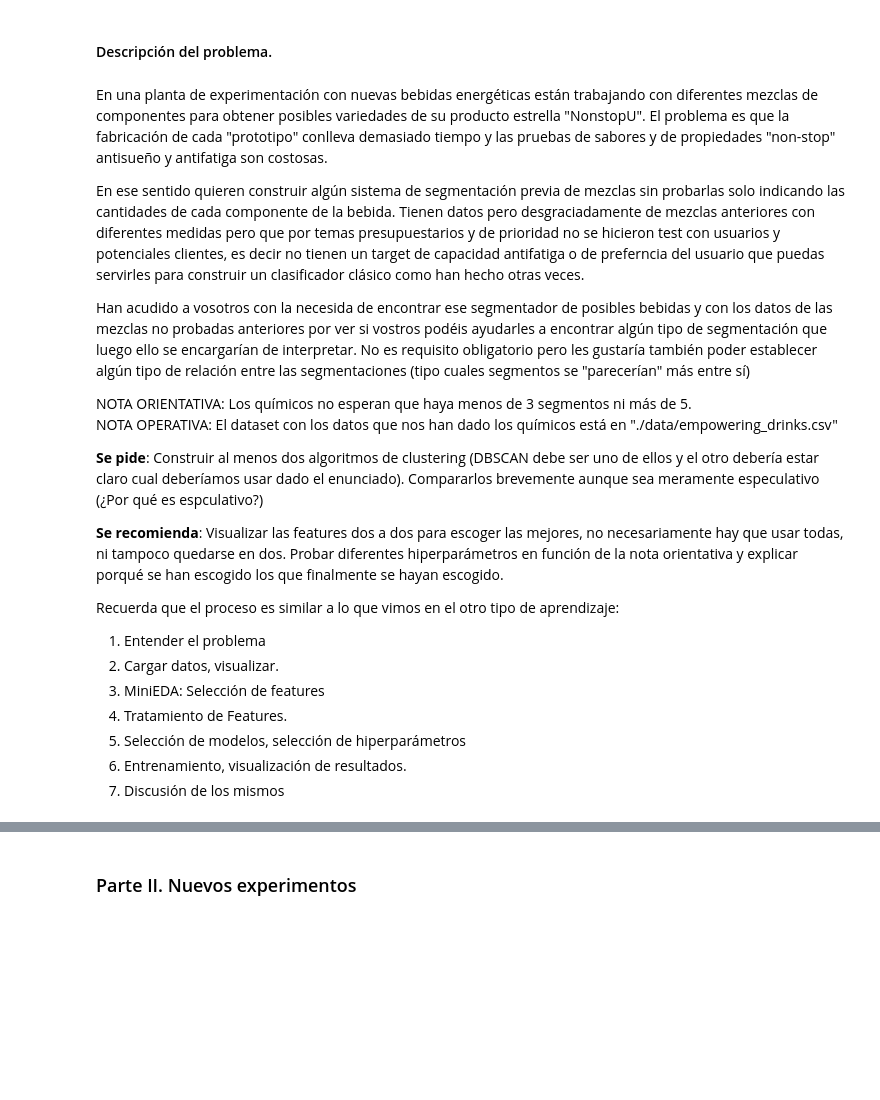
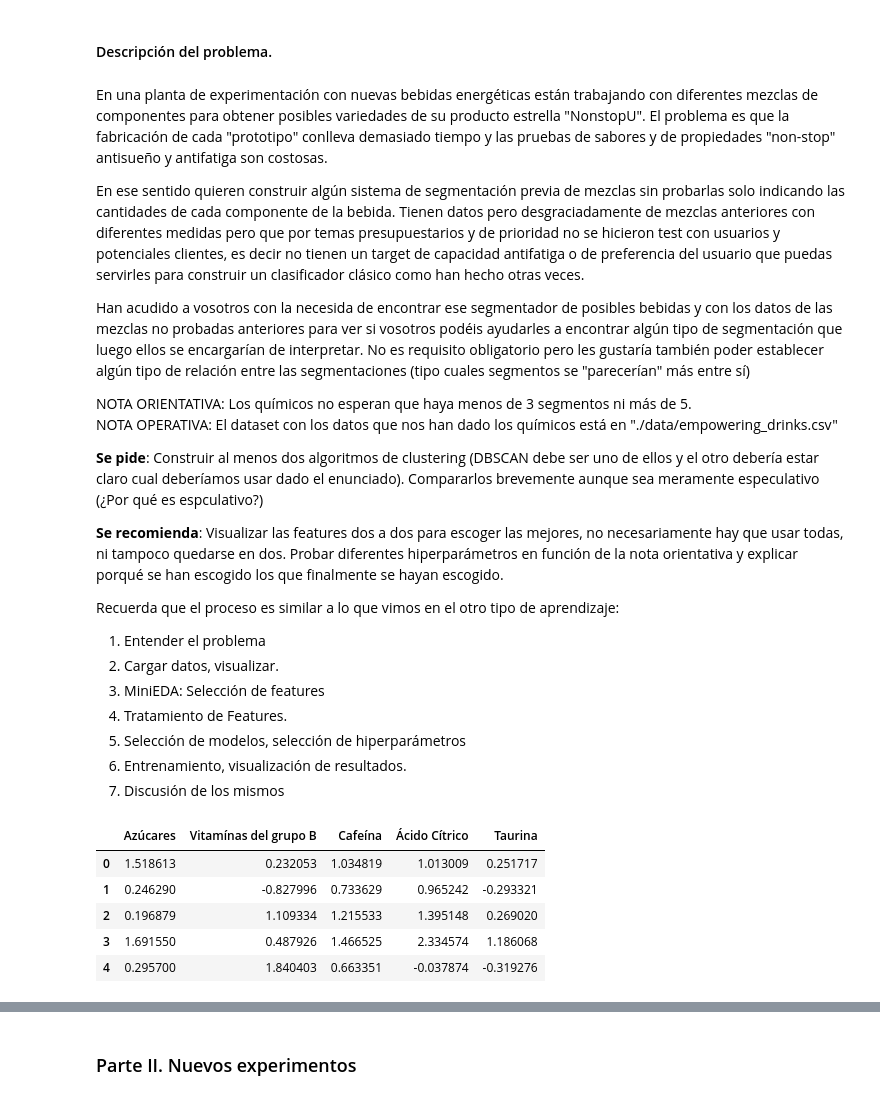
Before and after one commit to CanaryBrianArmas/ONLINE_DS_THEBRIDGE_-Ejercicios-a-corregir, a Jupyter notebook: Sprint_13/Unidad_2/18_Practica_Obligatoria_Clustering_II.ipynb, the cells around one changed output, grey strips where cells are left out. Saved outputs shown, nothing was run; the diff lists cells and outputs as text; code cells hidden in the pictures; blank space fills up the shorter version.

```diff
--- a/Sprint_13/Unidad_2/18_Practica_Obligatoria_Clustering_II.ipynb
+++ b/Sprint_13/Unidad_2/18_Practica_Obligatoria_Clustering_II.ipynb
@@ -20,9 +33,9 @@ Importa los paquetes y módulos que necesites a lo largo del notebook
 # %% [markdown]
 En una planta de experimentación con nuevas bebidas energéticas están trabajando con diferentes mezclas de componentes para obtener posibles variedades de su producto estrella "NonstopU". El problema es que la fabricación de cada "prototipo" conlleva demasiado tiempo y las pruebas de sabores y de propiedades "non-stop" antisueño y antifatiga son costosas.
 
-En ese sentido quieren construir algún sistema de segmentación previa de mezclas sin probarlas solo indicando las cantidades de cada componente de la bebida. Tienen datos pero desgraciadamente de mezclas anteriores con diferentes medidas pero que por temas presupuestarios y de prioridad no se hicieron test con usuarios y potenciales clientes, es decir no tienen un target de capacidad antifatiga o de preferncia del usuario que puedas servirles para construir un clasificador clásico como han hecho otras veces.
+En ese sentido quieren construir algún sistema de segmentación previa de mezclas sin probarlas solo indicando las cantidades de cada componente de la bebida. Tienen datos pero desgraciadamente de mezclas anteriores con diferentes medidas pero que por temas presupuestarios y de prioridad no se hicieron test con usuarios y potenciales clientes, es decir no tienen un target de capacidad antifatiga o de preferencia del usuario que puedas servirles para construir un clasificador clásico como han hecho otras veces.
 
-Han acudido a vosotros con la necesida de encontrar ese segmentador de posibles bebidas y con los datos de las mezclas no probadas anteriores por ver si vostros podéis ayudarles a encontrar algún tipo de segmentación que luego ello se encargarían de interpretar. No es requisito obligatorio pero les gustaría también poder establecer algún tipo de relación entre las segmentaciones (tipo cuales segmentos se "parecerían" más entre sí)
+Han acudido a vosotros con la necesida de encontrar ese segmentador de posibles bebidas y con los datos de las mezclas no probadas anteriores para ver si vosotros podéis ayudarles a encontrar algún tipo de segmentación que luego ellos se encargarían de interpretar. No es requisito obligatorio pero les gustaría también poder establecer algún tipo de relación entre las segmentaciones (tipo cuales segmentos se "parecerían" más entre sí)
 
 NOTA ORIENTATIVA: Los químicos no esperan que haya menos de 3 segmentos ni más de 5.
 NOTA OPERATIVA: El dataset con los datos que nos han dado los químicos está en "./data/empowering_drinks.csv"
@@ -43,3 +56,13 @@ Recuerda que el proceso es similar a lo que vimos en el otro tipo de aprendizaje
 drinks = r"https://raw.githubusercontent.com/rodolso/DS_Online_Octubre24_Exercises/refs/heads/main/04_Machine_Learning/Sprint_13/Unidad_02/Practica_Obligatoria/data/empowering_drinks.csv"
 new_exper = r"https://raw.githubusercontent.com/rodolso/DS_Online_Octubre24_Exercises/refs/heads/main/04_Machine_Learning/Sprint_13/Unidad_02/Practica_Obligatoria/data/new_experiments.csv"
 pow_results = r"https://raw.githubusercontent.com/rodolso/DS_Online_Octubre24_Exercises/refs/heads/main/04_Machine_Learning/Sprint_13/Unidad_02/Practica_Obligatoria/data/power_results.csv"
+# %%
+drinks_df = pd.read_csv(drinks, sep = "|")
+drinks_df.head()
+# %% [output]
+|  | Azúcares | Vitamínas del grupo B | Cafeína | Ácido Cítrico | Taurina |
+| 0 | 1.518613 | 0.232053 | 1.034819 | 1.013009 | 0.251717 |
+| 1 | 0.246290 | -0.827996 | 0.733629 | 0.965242 | -0.293321 |
+| 2 | 0.196879 | 1.109334 | 1.215533 | 1.395148 | 0.269020 |
+| 3 | 1.691550 | 0.487926 | 1.466525 | 2.334574 | 1.186068 |
+| 4 | 0.295700 | 1.840403 | 0.663351 | -0.037874 | -0.319276 |
```
Also changed, not shown: parts of 12 cells of this notebook.
